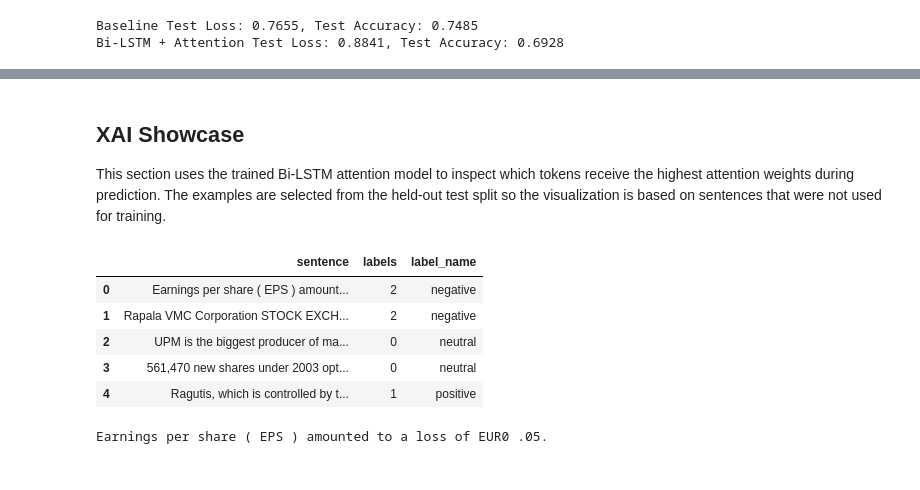
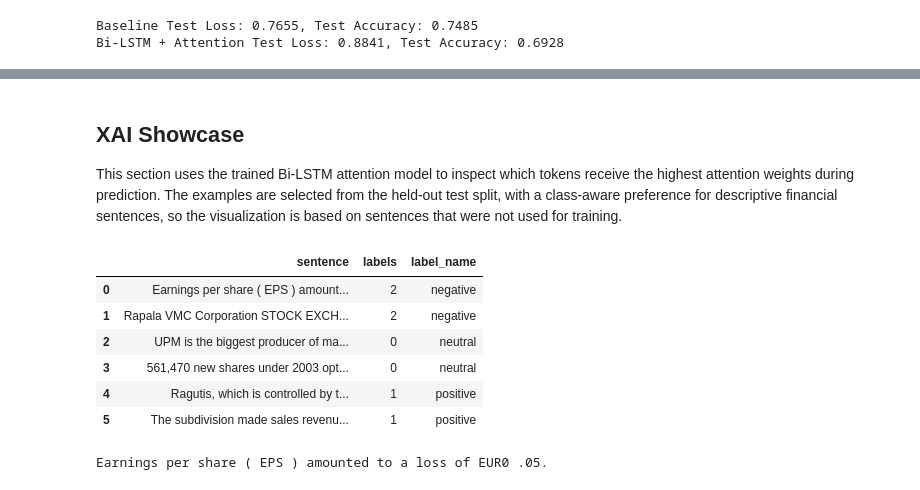
Before and after one commit to Aman-AI-Guy/Financial-News-Sentiment-Analysis, a Jupyter notebook: financial_news_sentiment.ipynb, the cells around one changed output, grey strips where cells are left out. Drawn from its saved outputs; the diff is of its cells as text; code cells hidden in the pictures.

```diff
--- a/financial_news_sentiment.ipynb
+++ b/financial_news_sentiment.ipynb
@@ -87,13 +100,7 @@ Random seed: 42
 # %%
-DATA_URL = "https://raw.githubusercontent.com/Aman-AI-Guy/Financial-News-Sentiment-Analysis/main/Sentences_50Agree.txt"
+DATA_URL = "https://raw.githubusercontent.com/ukairia777/finance_sentiment_corpus/main/finance_data.csv"
 
-df = pd.read_csv(
-    DATA_URL,
-    sep="@",
-    names=["sentence", "labels"],
-    encoding="latin-1",
-    engine="python",
-)
+df = pd.read_csv(DATA_URL)
 
 print(df.head())
 print(f"Total samples: {len(df)}")
@@ -820,7 +997,7 @@ Bi-LSTM + Attention Test Loss: 0.8841, Test Accuracy: 0.6928
 # %% [markdown]
 ## XAI Showcase
 
-This section uses the trained Bi-LSTM attention model to inspect which tokens receive the highest attention weights during prediction. The examples are selected from the held-out test split so the visualization is based on sentences that were not used for training.
+This section uses the trained Bi-LSTM attention model to inspect which tokens receive the highest attention weights during prediction. The examples are selected from the held-out test split, with a class-aware preference for descriptive financial sentences, so the visualization is based on sentences that were not used for training.
 # %%
 FINANCIAL_KEYWORDS = {
     "revenue", "revenues", "profit", "profits", "loss", "losses", "sales",
@@ -840,9 +1017,9 @@ def score_xai_candidate(sentence):
     return keyword_hits, descriptive_length
 
 
-def select_xai_examples(test_dataframe, total_examples=5):
-    """Select a balanced set of descriptive test sentences for attention analysis."""
-    label_targets = {2: 2, 0: 2, 1: 1}
+def select_xai_examples(test_dataframe, total_examples=6):
+    """Select a class-aware set of descriptive test sentences for attention analysis."""
+    label_targets = {2: 2, 0: 2, 1: 2}
     selected_indices = []
 
     for label_id, count in label_targets.items():
@@ -854,33 +1031,34 @@ def select_xai_examples(test_dataframe, total_examples=5):
             by=["keyword_hits", "descriptive_length"],
             ascending=[False, False],
         )
         selected_indices.extend(candidates.head(count).index.tolist())
 
     if len(selected_indices) < total_examples:
         remaining = test_dataframe.drop(index=selected_indices).copy()
         remaining[["keyword_hits", "descriptive_length"]] = remaining["sentence"].apply(
             lambda sentence: pd.Series(score_xai_candidate(sentence))
         )
         remaining = remaining.sort_values(
             by=["keyword_hits", "descriptive_length"],
             ascending=[False, False],
         )
         selected_indices.extend(remaining.head(total_examples - len(selected_indices)).index.tolist())
 
     selected = test_dataframe.loc[selected_indices[:total_examples], ["sentence", "labels"]].copy()
     selected["label_name"] = selected["labels"].map(ID_TO_LABEL)
     return selected.reset_index(drop=True)
 
 
 xai_examples = select_xai_examples(test_df)
 xai_examples
 # %% [output]
 |  | sentence | labels | label_name |
 | 0 | Earnings per share ( EPS ) amount... | 2 | negative |
 | 1 | Rapala VMC Corporation STOCK EXCH... | 2 | negative |
 | 2 | UPM is the biggest producer of ma... | 0 | neutral |
 | 3 | 561,470 new shares under 2003 opt... | 0 | neutral |
 | 4 | Ragutis, which is controlled by t... | 1 | positive |
+| 5 | The subdivision made sales revenu... | 1 | positive |
 # %%
 print(xai_examples["sentence"][0])
 # %% [output]
```
Also changed, not shown: parts of 29 cells of this notebook.
